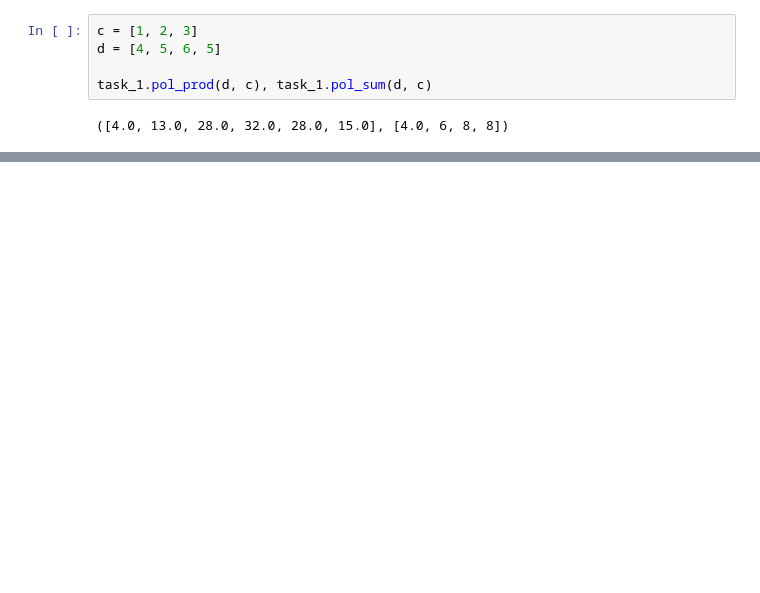
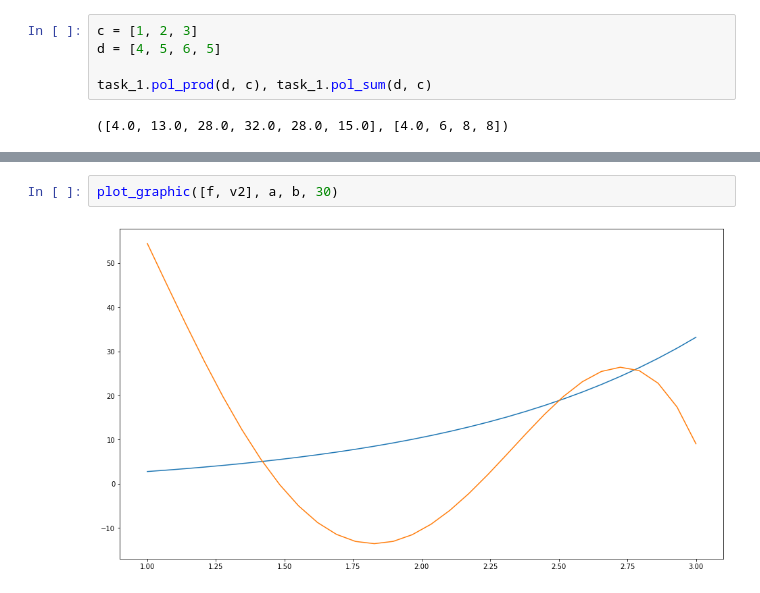
Before and after one commit to Bovrrr/kpfu_3_course_numerical_analisys, a Jupyter notebook: control_work_1/code.ipynb, the cells around one changed output, grey strips where cells are left out. Saved outputs shown, nothing was run; the diff lists cells and outputs as text; blank space fills up the shorter version.

```diff
--- a/control_work_1/code.ipynb
+++ b/control_work_1/code.ipynb
@@ -167,0 +230,4 @@ plot_graphic([f, l.L], a, b, 30)
+# %%
+plot_graphic([f, v2], a, b, 30)
+# %% [output]
+[figure, added]
```
Also changed, not shown: parts of 12 cells of this notebook, 1 other file.
